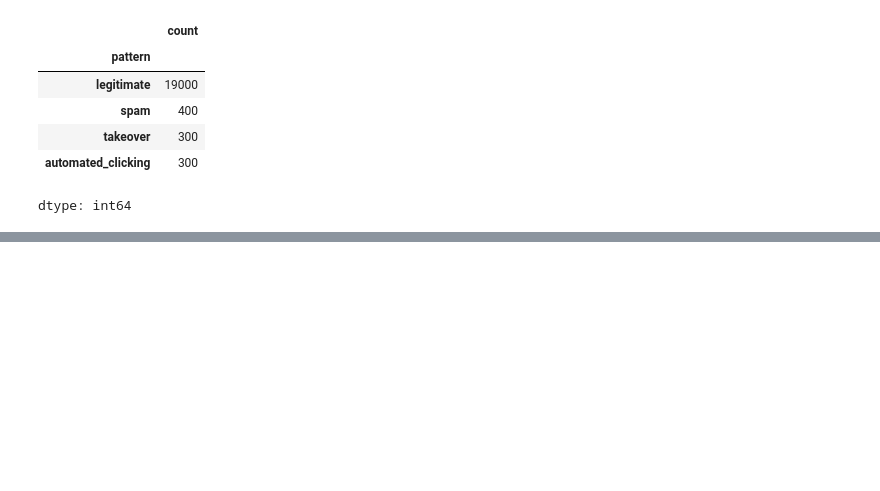
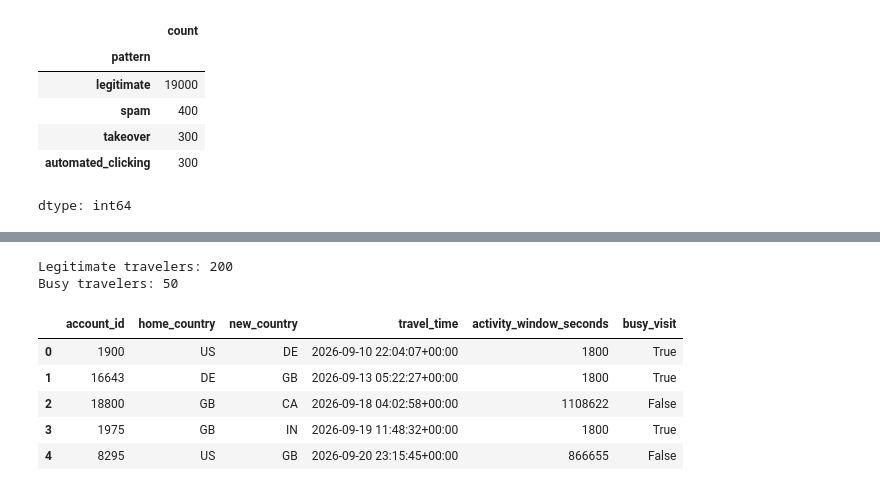
Before and after one commit to WhySoSerious404/trust-safety-analytics, a Jupyter notebook: 02-abuse-detection-sql/abuse_detection_sql.ipynb, the cells around one changed output, grey strips where cells are left out. Drawn from its saved outputs; the diff is of its cells as text; code cells hidden in the pictures; blank space fills up the shorter version.

Commit message:
Added synthetic data generation and validation checks

```diff
--- a/02-abuse-detection-sql/abuse_detection_sql.ipynb
+++ b/02-abuse-detection-sql/abuse_detection_sql.ipynb
@@ -110,0 +729,51 @@ dtype: int64
+# %%
+busy_travel_ids = set(
+    rng.choice(legit_travel_ids, size=50, replace=False)
+)
+
+legit_travel_plan_rows = []
+
+for account_id in legit_travel_ids:
+    home_country = country_lookup.loc[account_id]
+
+    other_countries = [
+        country for country in countries
+        if country != home_country
+    ]
+
+    travel_offset = int(
+        rng.integers(7 * 24 * 60 * 60, 20 * 24 * 60 * 60)
+    )
+    travel_time = START + pd.Timedelta(seconds=travel_offset)
+
+    busy_visit = account_id in busy_travel_ids
+
+    activity_window = (
+        1800 if busy_visit
+        else int((END - travel_time).total_seconds())
+    )
+
+    legit_travel_plan_rows.append({
+        "account_id": account_id,
+        "home_country": home_country,
+        "new_country": rng.choice(other_countries),
+        "travel_time": travel_time,
+        "activity_window_seconds": activity_window,
+        "busy_visit": busy_visit
+    })
+
+legit_travel_plan = pd.DataFrame(legit_travel_plan_rows)
+
+print("Legitimate travelers:", len(legit_travel_plan))
+print("Busy travelers:", legit_travel_plan["busy_visit"].sum())
+
+display(legit_travel_plan.head())
+# %% [output]
+Legitimate travelers: 200
+Busy travelers: 50
+|  | account_id | home_country | new_country | travel_time | activity_window_seconds | busy_visit |
+| 0 | 1900 | US | DE | 2026-09-10 22:04:07+00:00 | 1800 | True |
+| 1 | 16643 | DE | GB | 2026-09-13 05:22:27+00:00 | 1800 | True |
+| 2 | 18800 | GB | CA | 2026-09-18 04:02:58+00:00 | 1108622 | False |
+| 3 | 1975 | GB | IN | 2026-09-19 11:48:32+00:00 | 1800 | True |
+| 4 | 8295 | US | GB | 2026-09-20 23:15:45+00:00 | 866655 | False |
```
Also changed, not shown: parts of 29 cells of this notebook.
